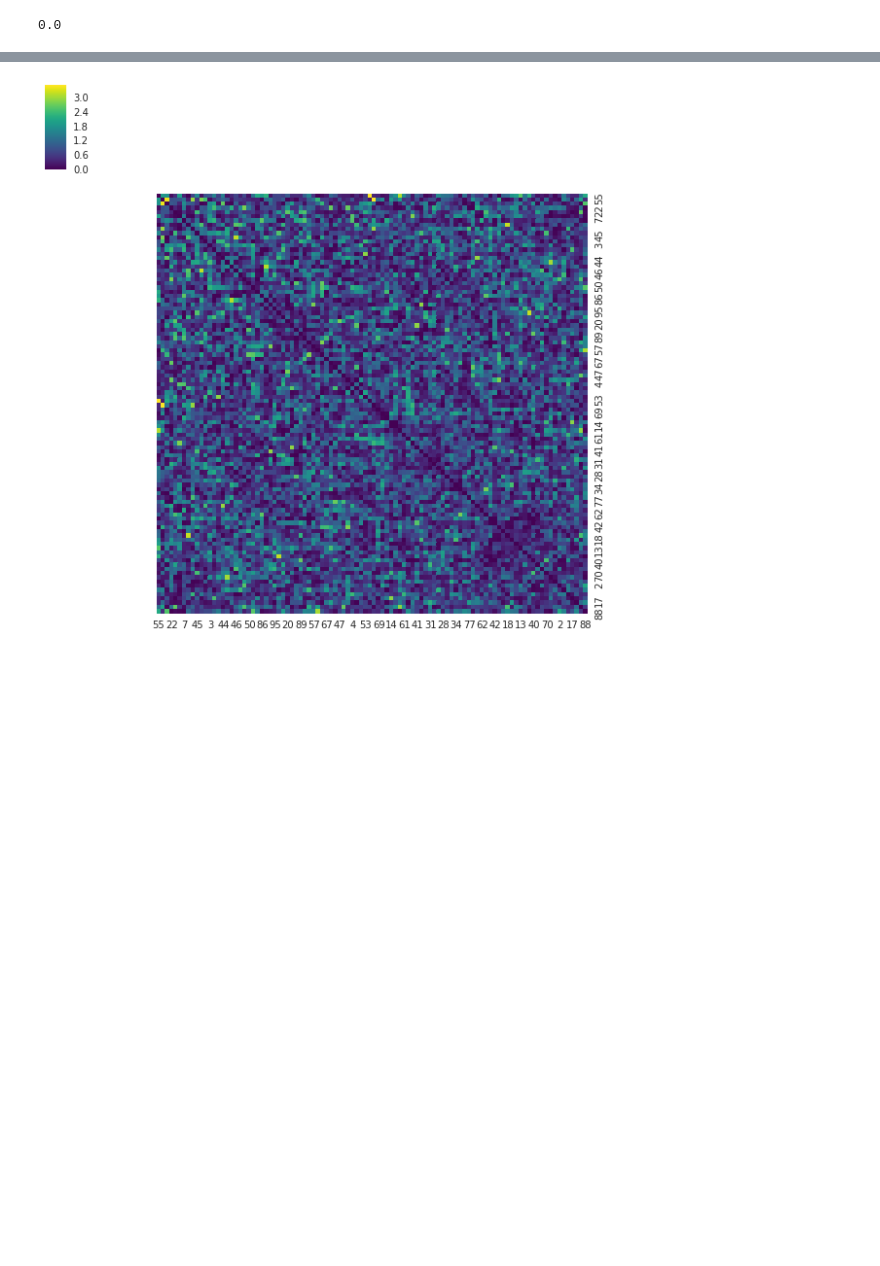
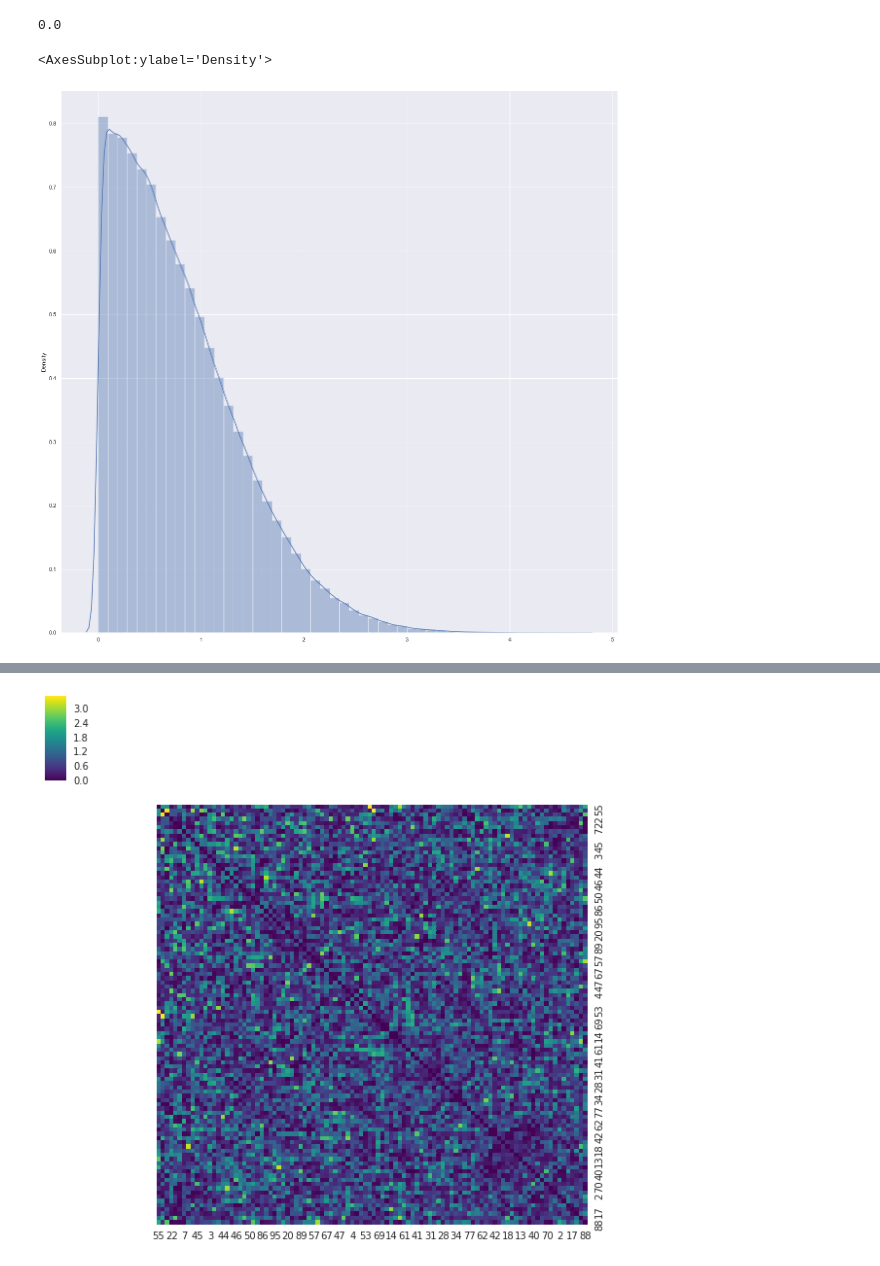
Before and after one commit to jligm-hash/5003grpProjects, a Jupyter notebook: totalMixModel.ipynb, the cells around one changed output, grey strips where cells are left out. Cells and saved outputs as stored; diff of their text form; code cells hidden in the pictures; blank space fills up the shorter version.

```diff
--- a/totalMixModel.ipynb
+++ b/totalMixModel.ipynb
@@ -279,6 +281,11 @@ for i in range(networkSym.shape[0]):
 np.min(networkSym)
 # %% [output]
 0.0
+# %%
+sns.distplot(networkSym.flatten())
+# %% [output]
+<AxesSubplot:ylabel='Density'>
+[figure, added]
 # %%
 fig, axs = plt.subplots() # change the contact network to symmetry
 ax = sns.heatmap(networkSym,
```
Also changed, not shown: parts of 6 cells of this notebook.
